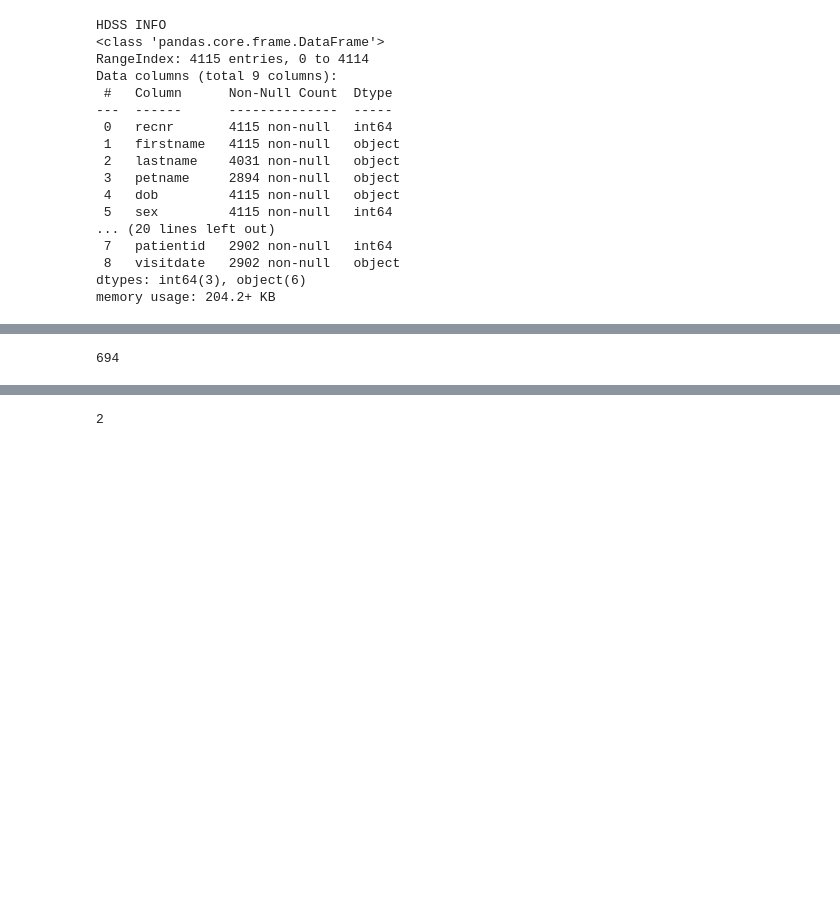
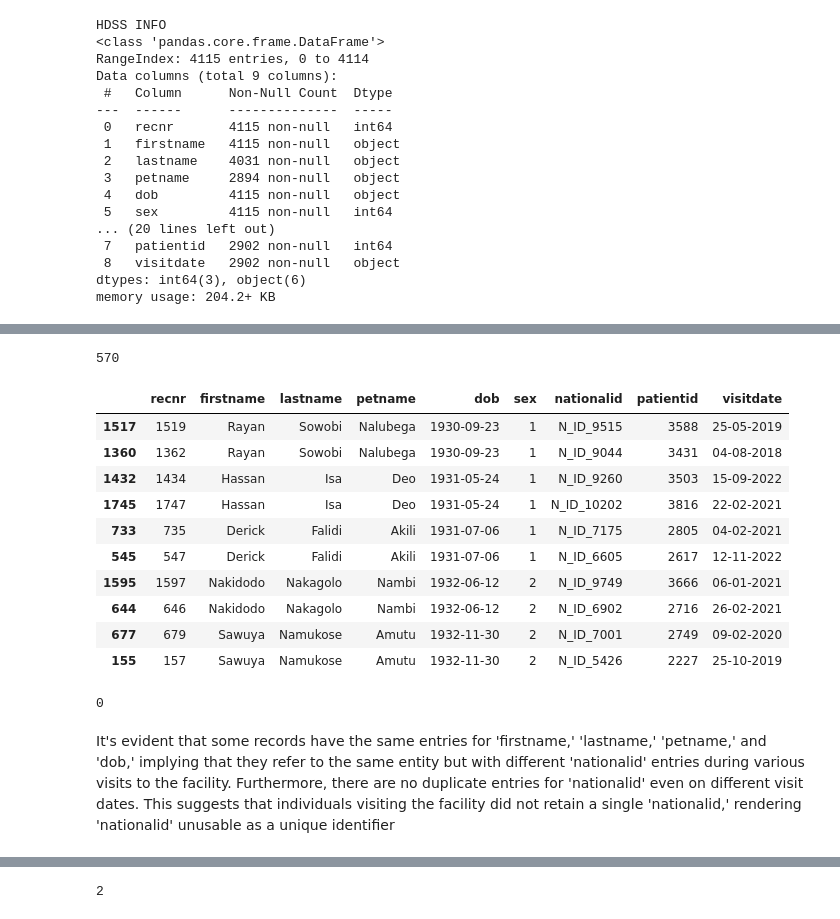
Before and after one commit to Guylord/Record-Linkage-tool-APHRC-DSE-Inspire-Hackathon-2024-, a Jupyter notebook: APHRC_DSE_Insprire_Hackathon_2024.ipynb, the cells around one changed output, grey strips where cells are left out. Saved outputs shown, nothing was run; the diff lists cells and outputs as text; code cells hidden in the pictures; blank space fills up the shorter version.

```diff
--- a/APHRC_DSE_Insprire_Hackathon_2024.ipynb
+++ b/APHRC_DSE_Insprire_Hackathon_2024.ipynb
@@ -52,4 +72,28 @@ facility_df['fullname'] = facility_df['firstname'].fillna('') + ' ' + facility_d
 # %%
-facility_df.duplicated(subset='fullname').sum()
+facility_df.duplicated().sum()
-# %% [output]
-694
+# %%
+facility_df.duplicated(subset=['firstname', 'lastname', 'dob'], keep=False).sum()
+# %% [output]
+570
+# %%
+facility_df[facility_df.duplicated(subset=['firstname', 'lastname', 'dob'], keep=False)].sort_values('dob').head(10)
+# %% [output]
+|  | recnr | firstname | lastname | petname | dob | sex | nationalid | patientid | visitdate |
+| 1517 | 1519 | Rayan | Sowobi | Nalubega | 1930-09-23 | 1 | N_ID_9515 | 3588 | 25-05-2019 |
+| 1360 | 1362 | Rayan | Sowobi | Nalubega | 1930-09-23 | 1 | N_ID_9044 | 3431 | 04-08-2018 |
+| 1432 | 1434 | Hassan | Isa | Deo | 1931-05-24 | 1 | N_ID_9260 | 3503 | 15-09-2022 |
+| 1745 | 1747 | Hassan | Isa | Deo | 1931-05-24 | 1 | N_ID_10202 | 3816 | 22-02-2021 |
+| 733 | 735 | Derick | Falidi | Akili | 1931-07-06 | 1 | N_ID_7175 | 2805 | 04-02-2021 |
+| 545 | 547 | Derick | Falidi | Akili | 1931-07-06 | 1 | N_ID_6605 | 2617 | 12-11-2022 |
+| 1595 | 1597 | Nakidodo | Nakagolo | Nambi | 1932-06-12 | 2 | N_ID_9749 | 3666 | 06-01-2021 |
+| 644 | 646 | Nakidodo | Nakagolo | Nambi | 1932-06-12 | 2 | N_ID_6902 | 2716 | 26-02-2021 |
+| 677 | 679 | Sawuya | Namukose | Amutu | 1932-11-30 | 2 | N_ID_7001 | 2749 | 09-02-2020 |
+| 155 | 157 | Sawuya | Namukose | Amutu | 1932-11-30 | 2 | N_ID_5426 | 2227 | 25-10-2019 |
+# %%
+facility_df.duplicated(subset='nationalid', keep=False).sum()
+# %% [output]
+0
+# %% [markdown]
+
+
+It's evident that some records have the same entries for 'firstname,' 'lastname,' 'petname,' and 'dob,' implying that they refer to the same entity but with different 'nationalid' entries during various visits to the facility. Furthermore, there are no duplicate entries for 'nationalid' even on different visit dates. This suggests that individuals visiting the facility did not retain a single 'nationalid,' rendering 'nationalid' unusable as a unique identifier
```
Also changed, not shown: parts of 18 cells of this notebook.
